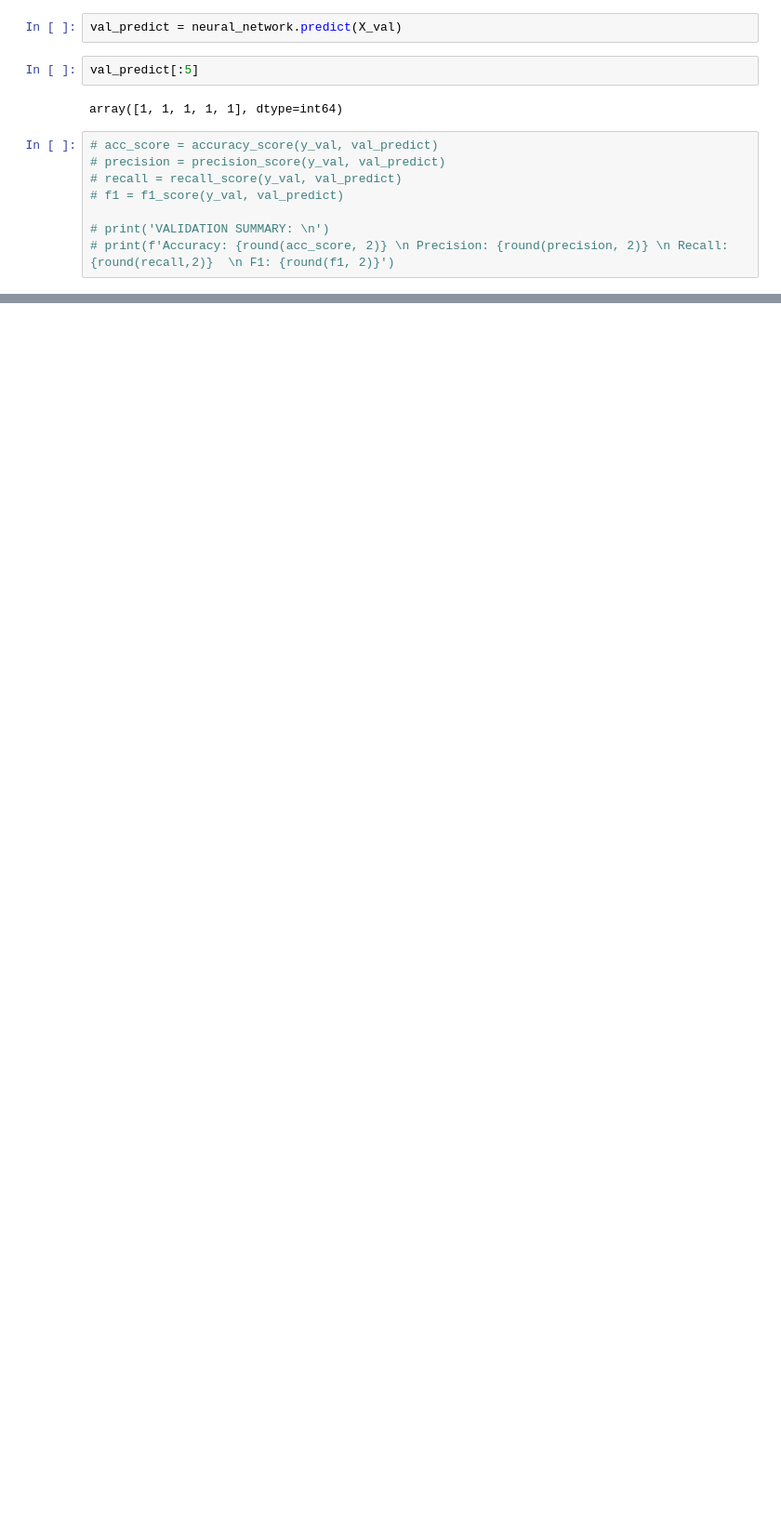
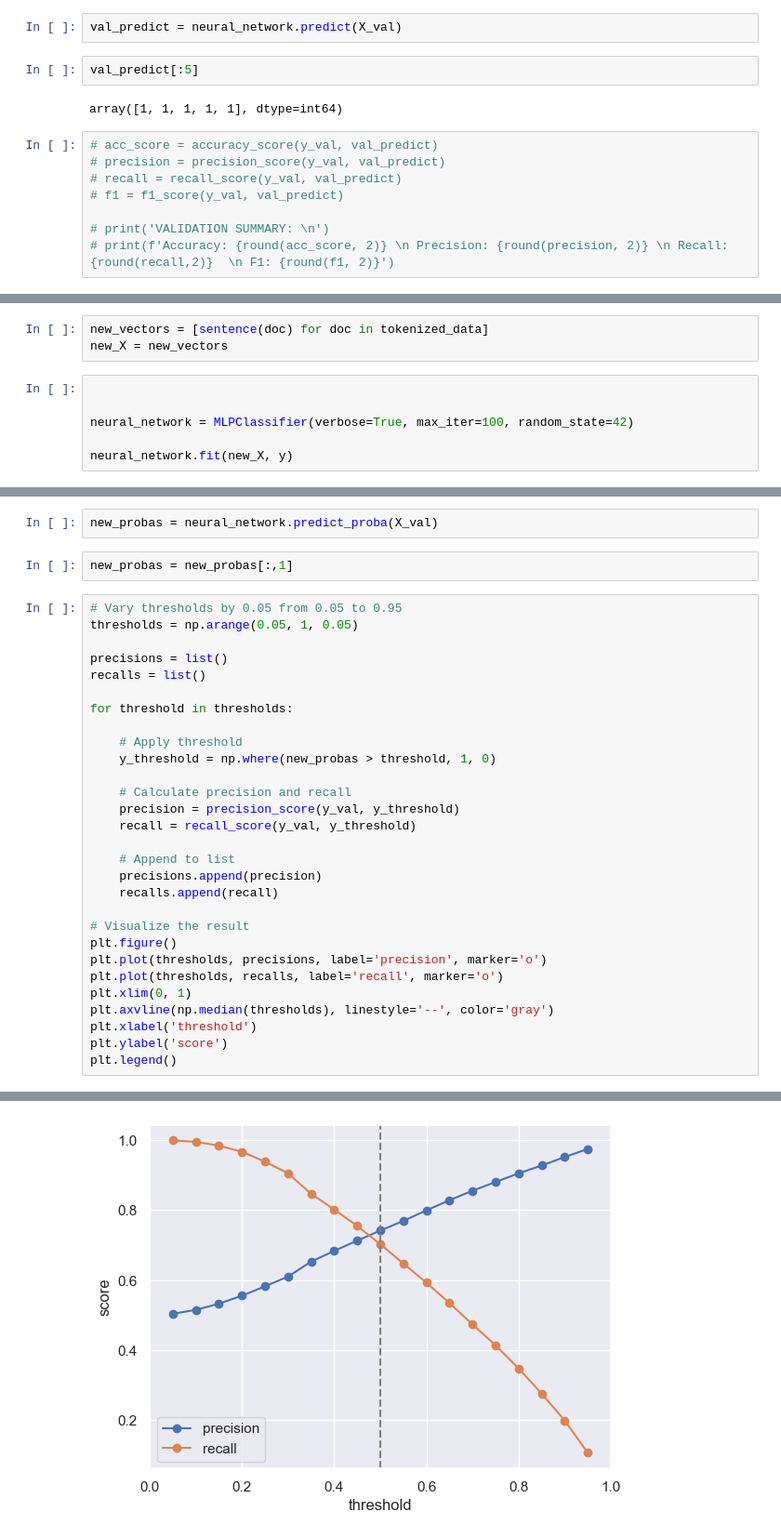
Before and after one commit to Sveto-G/Reddit-Sarcasm, a Jupyter notebook: Notebooks/robust_train.ipynb, the cells around one changed output, grey strips where cells are left out. Shown: that part at 93% size. Drawn from its saved outputs; the diff is of its cells as text; blank space fills up the shorter version.

Commit message:
curves

```diff
--- a/Notebooks/robust_train.ipynb
+++ b/Notebooks/robust_train.ipynb
@@ -185,0 +178,9 @@ Non-Sarcastic       0.72      0.76      0.74     23647
+# %%
+new_vectors = [sentence(doc) for doc in tokenized_data]
+new_X = new_vectors
+# %%
+
+
+neural_network = MLPClassifier(verbose=True, max_iter=100, random_state=42)
+
+neural_network.fit(new_X, y)
@@ -185,0 +226,34 @@ Non-Sarcastic       0.72      0.76      0.74     23647
+# %%
+new_probas = neural_network.predict_proba(X_val)
+# %%
+new_probas = new_probas[:,1]
+# %%
+# Vary thresholds by 0.05 from 0.05 to 0.95
+thresholds = np.arange(0.05, 1, 0.05)
+
+precisions = list()
+recalls = list()
+
+for threshold in thresholds:
+
+    # Apply threshold
+    y_threshold = np.where(new_probas > threshold, 1, 0)
+
+    # Calculate precision and recall
+    precision = precision_score(y_val, y_threshold)
+    recall = recall_score(y_val, y_threshold)
+
+    # Append to list
+    precisions.append(precision)
+    recalls.append(recall)
+
+# Visualize the result
+plt.figure()
+plt.plot(thresholds, precisions, label='precision', marker='o')
+plt.plot(thresholds, recalls, label='recall', marker='o')
+plt.xlim(0, 1)
+plt.axvline(np.median(thresholds), linestyle='--', color='gray')
+plt.xlabel('threshold')
+plt.ylabel('score')
+plt.legend()
+# %% [output]
@@ -185,0 +261 @@ Non-Sarcastic       0.72      0.76      0.74     23647
+[figure, added]
```
Also changed, not shown: parts of 19 cells of this notebook.
